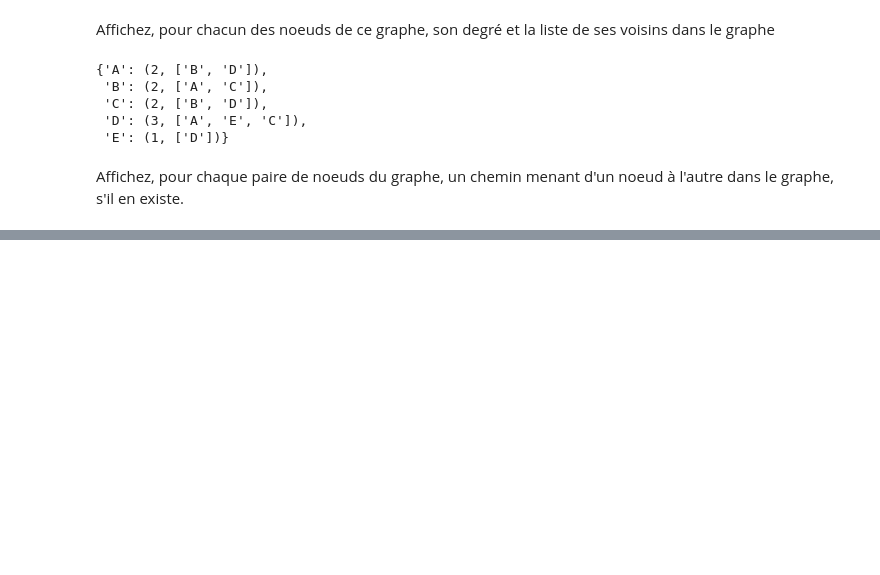
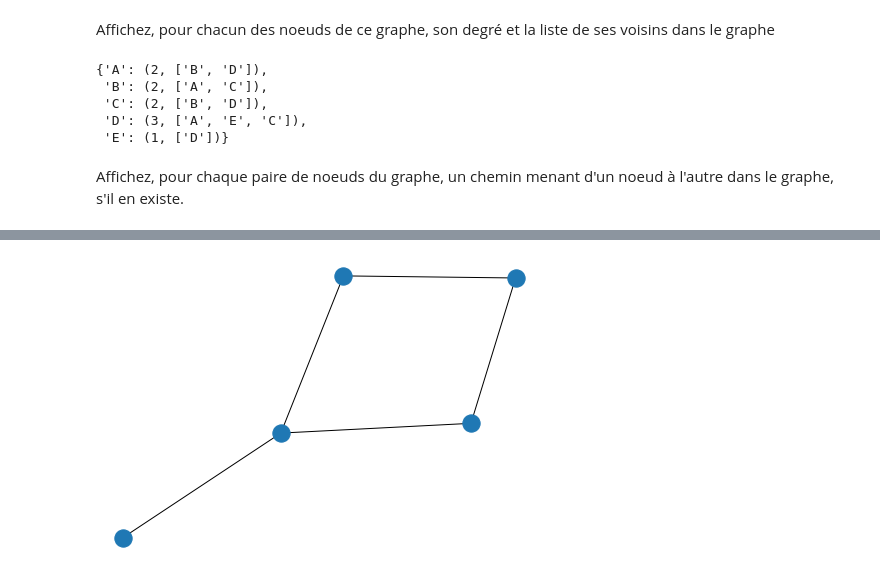
Before and after one commit to Lrakotoson/M1Python, a Jupyter notebook: S3/RecomSystem/TD2 - Graphs/TD2_Graphs.ipynb, the cells around one changed output, grey strips where cells are left out. Drawn from its saved outputs; the diff is of its cells as text; code cells hidden in the pictures; blank space fills up the shorter version.

```diff
--- a/S3/RecomSystem/TD2 - Graphs/TD2_Graphs.ipynb
+++ b/S3/RecomSystem/TD2 - Graphs/TD2_Graphs.ipynb
@@ -62,0 +176,4 @@ list(nx.all_pairs_shortest_path(graph_1))
+# %%
+nx.draw(graph_1)
+# %% [output]
+[figure, added]
```
Also changed, not shown: parts of 21 cells of this notebook.
